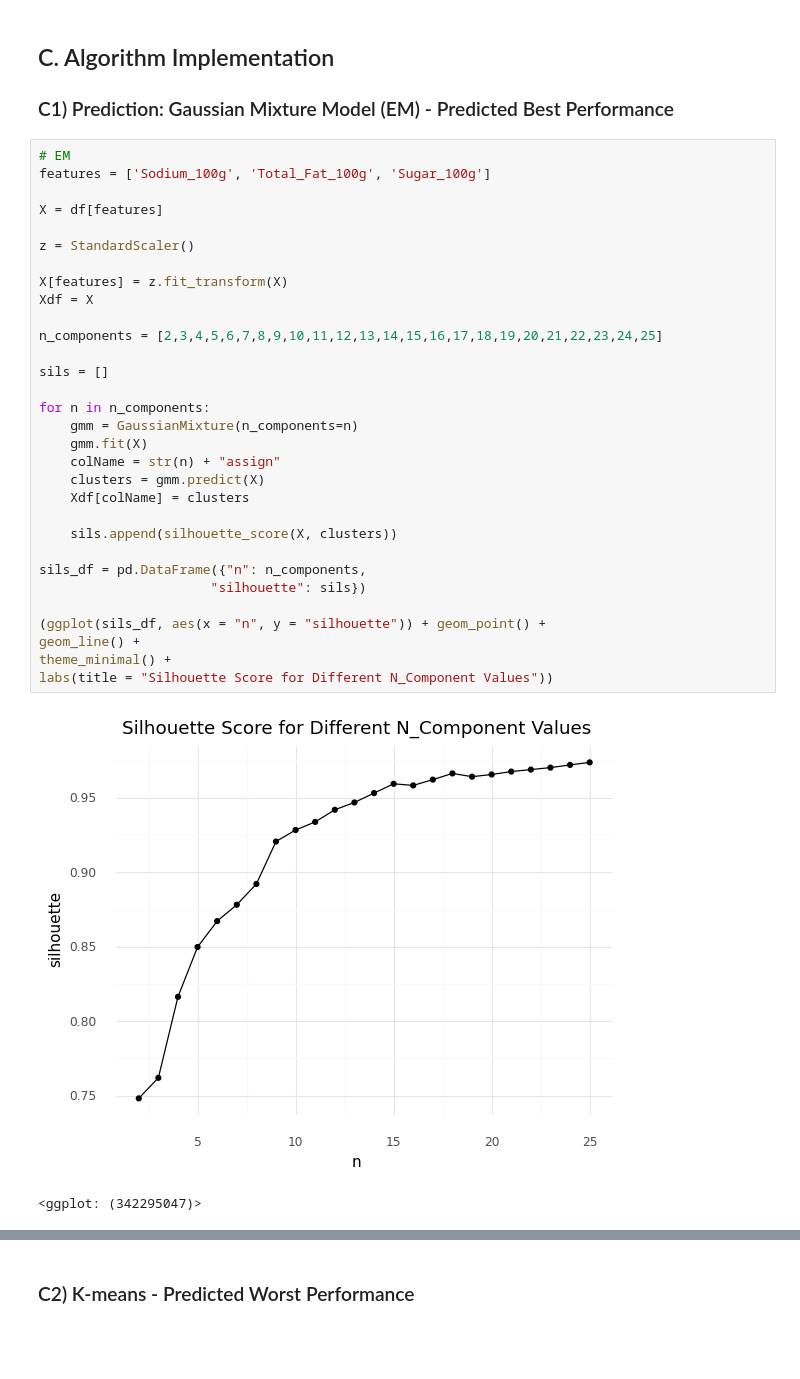
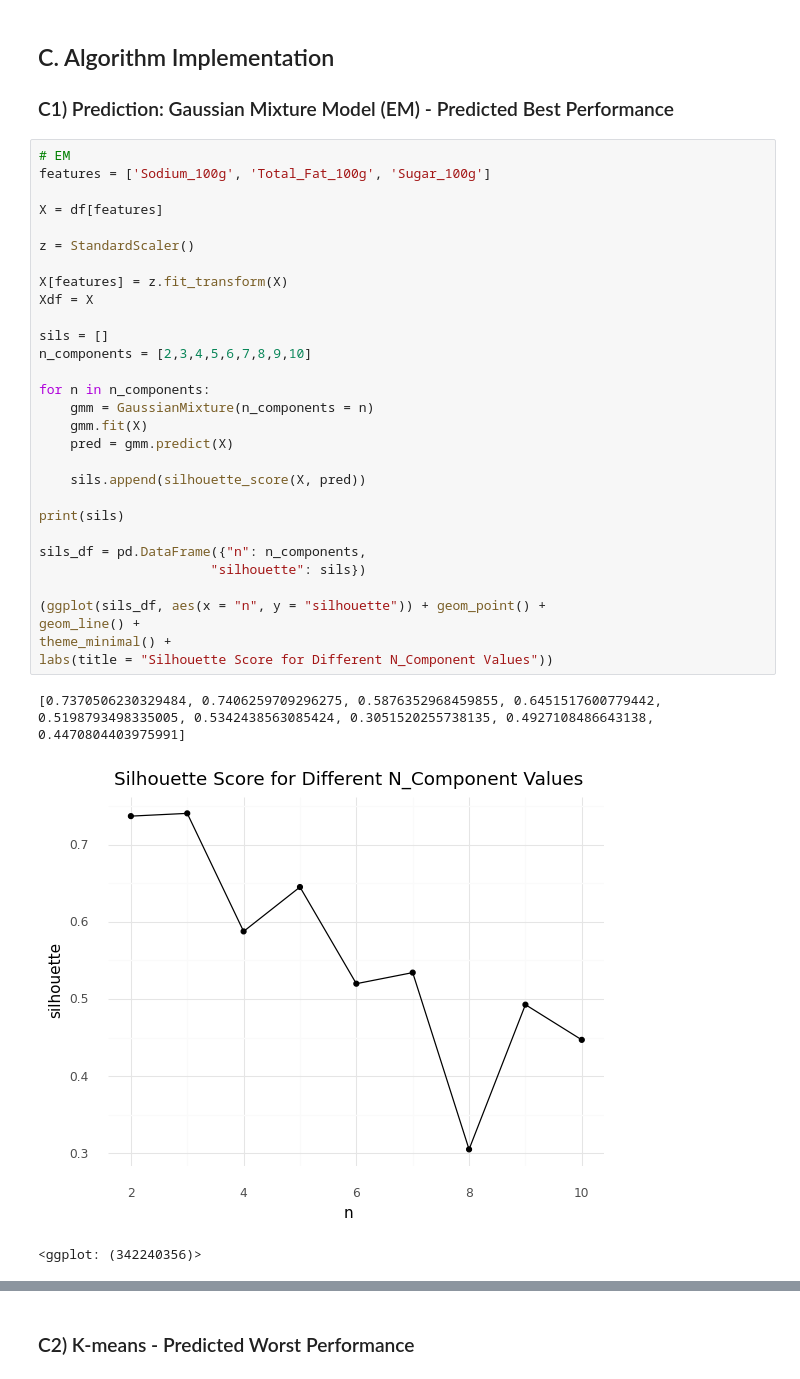
Before and after one commit to min-is/Chapman-University, a Jupyter notebook: CPSC 392 - Data Science/Projects/Min - Project 2.ipynb, the cells around one changed output, grey strips where cells are left out. Saved outputs shown, nothing was run; the diff lists cells and outputs as text; blank space fills up the shorter version.

```diff
--- a/CPSC 392 - Data Science/Projects/Min - Project 2.ipynb
+++ b/CPSC 392 - Data Science/Projects/Min - Project 2.ipynb
@@ -92,35 +92,35 @@ The **K-means** algorithm is a method of centroid-based clustering that is relat
 # %%
 # EM
 features = ['Sodium_100g', 'Total_Fat_100g', 'Sugar_100g']
 
 X = df[features]
 
 z = StandardScaler()
 
 X[features] = z.fit_transform(X)
 Xdf = X
 
-n_components = [2,3,4,5,6,7,8,9,10,11,12,13,14,15,16,17,18,19,20,21,22,23,24,25]
-
 sils = []
+n_components = [2,3,4,5,6,7,8,9,10]
 
 for n in n_components:
-    gmm = GaussianMixture(n_components=n)
+    gmm = GaussianMixture(n_components = n)
     gmm.fit(X)
-    colName = str(n) + "assign"
-    clusters = gmm.predict(X)
-    Xdf[colName] = clusters
+    pred = gmm.predict(X)
 
-    sils.append(silhouette_score(X, clusters))
+    sils.append(silhouette_score(X, pred))
+
+print(sils)
 
 sils_df = pd.DataFrame({"n": n_components,
                       "silhouette": sils})
 
 (ggplot(sils_df, aes(x = "n", y = "silhouette")) + geom_point() +
 geom_line() +
 theme_minimal() +
 labs(title = "Silhouette Score for Different N_Component Values"))
 # %% [output]
+[0.7370506230329484, 0.7406259709296275, 0.5876352968459855, 0.6451517600779442, 0.5198793498335005, 0.5342438563085424, 0.3051520255738135, 0.4927108486643138, 0.4470804403975991]
-[figure, old version]
+[figure, new version]
-<ggplot: (342295047)>
+<ggplot: (342240356)>
 # %%
```
Also changed, not shown: parts of 12 cells of this notebook.
